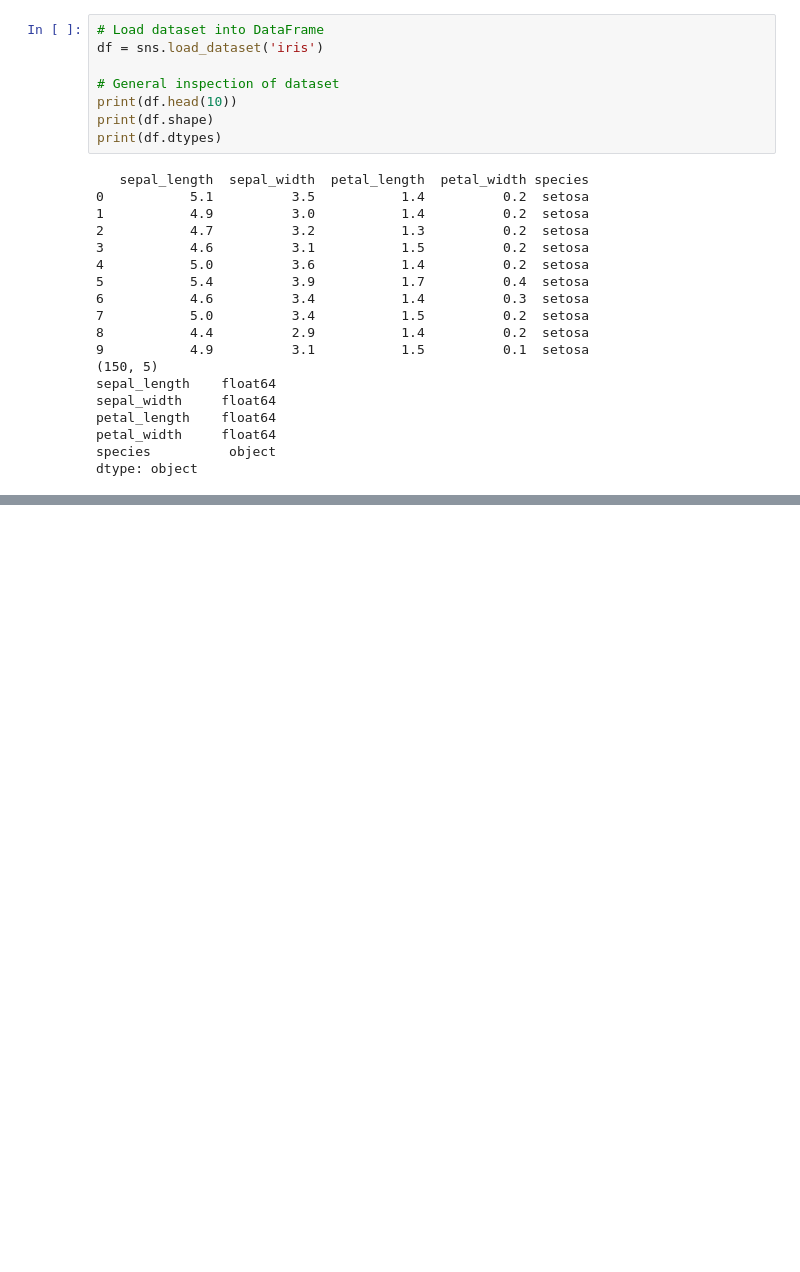
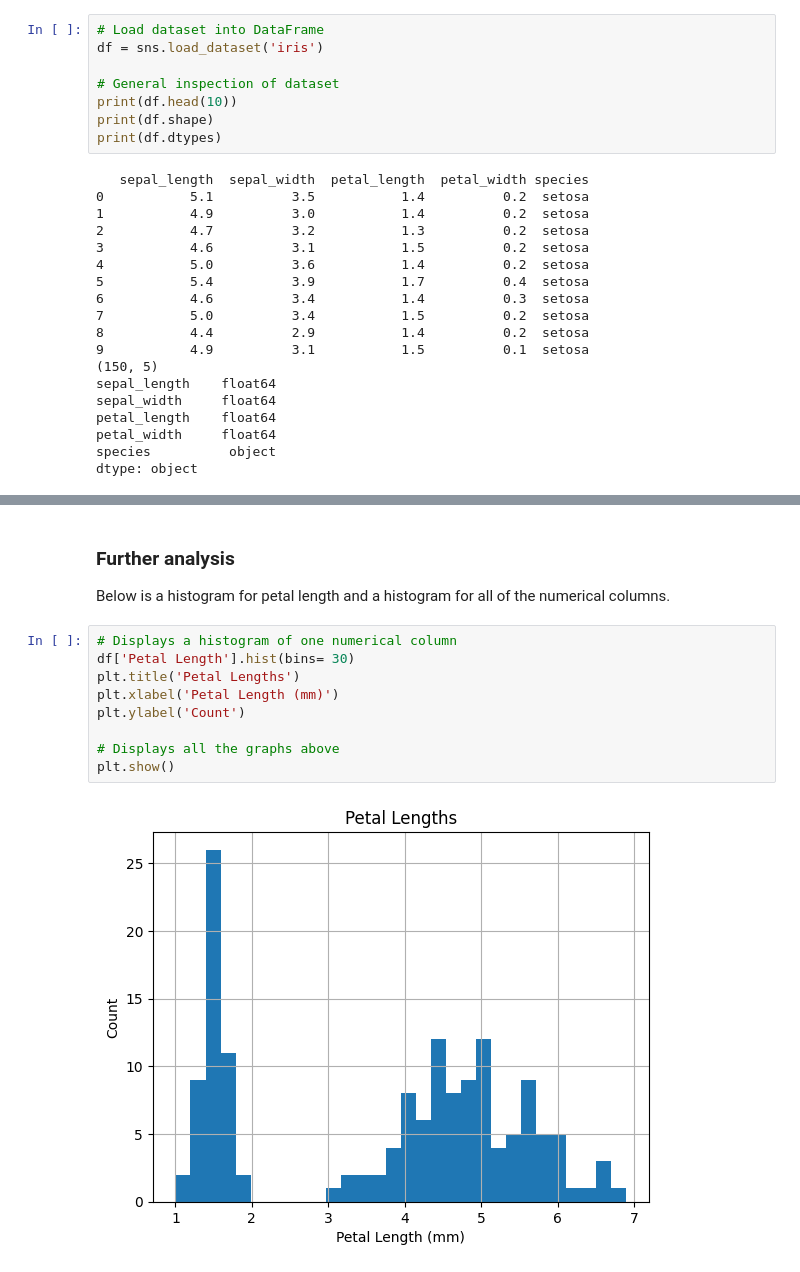
Before and after one commit to Bshell13/datafun-04-jupyter, a Jupyter notebook: shellenberger_eda.ipynb, the cells around one changed output, grey strips where cells are left out. Drawn from its saved outputs; the diff is of its cells as text; blank space fills up the shorter version.

```diff
--- a/shellenberger_eda.ipynb
+++ b/shellenberger_eda.ipynb
@@ -60 +95,15 @@ max        7.900000     4.400000      6.900000     2.500000
+# %% [markdown]
+### Further analysis
+Below is a histogram for petal length and a histogram for all of the numerical columns.
+# %%
+# Displays a histogram of one numerical column
+df['Petal Length'].hist(bins= 30)
+plt.title('Petal Lengths')
+plt.xlabel('Petal Length (mm)')
+plt.ylabel('Count')
+
+# Displays all the graphs above
+plt.show()
+# %% [output]
+[figure, added]
 # %%
```
Also changed, not shown: parts of 27 cells of this notebook.
